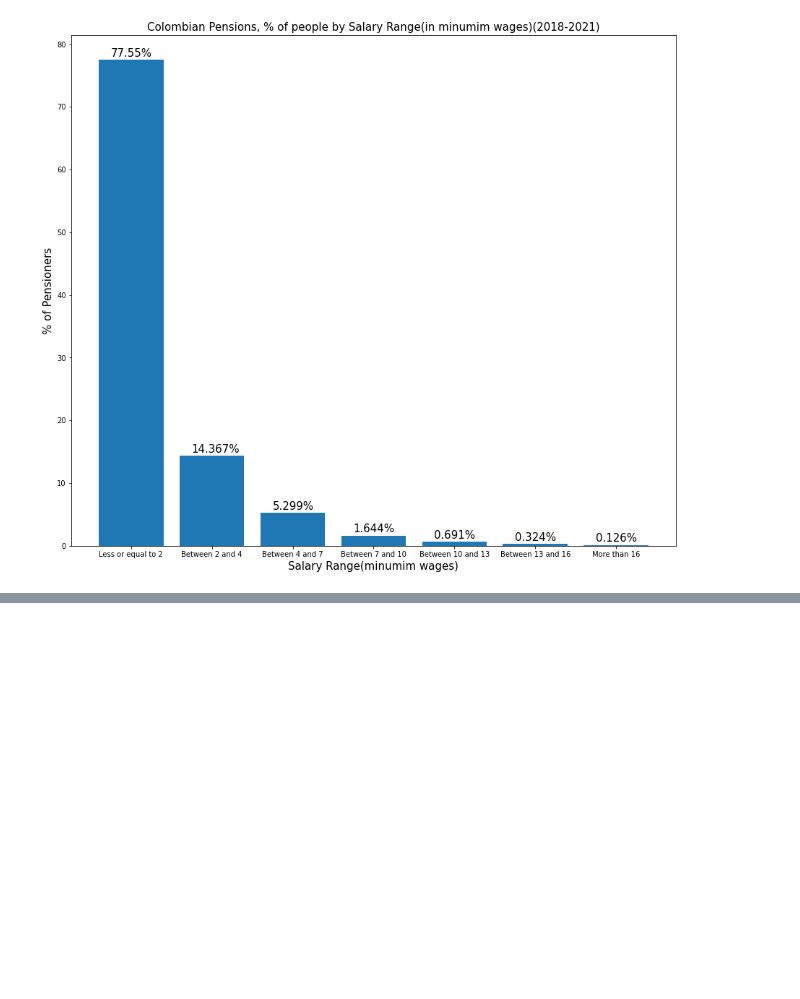
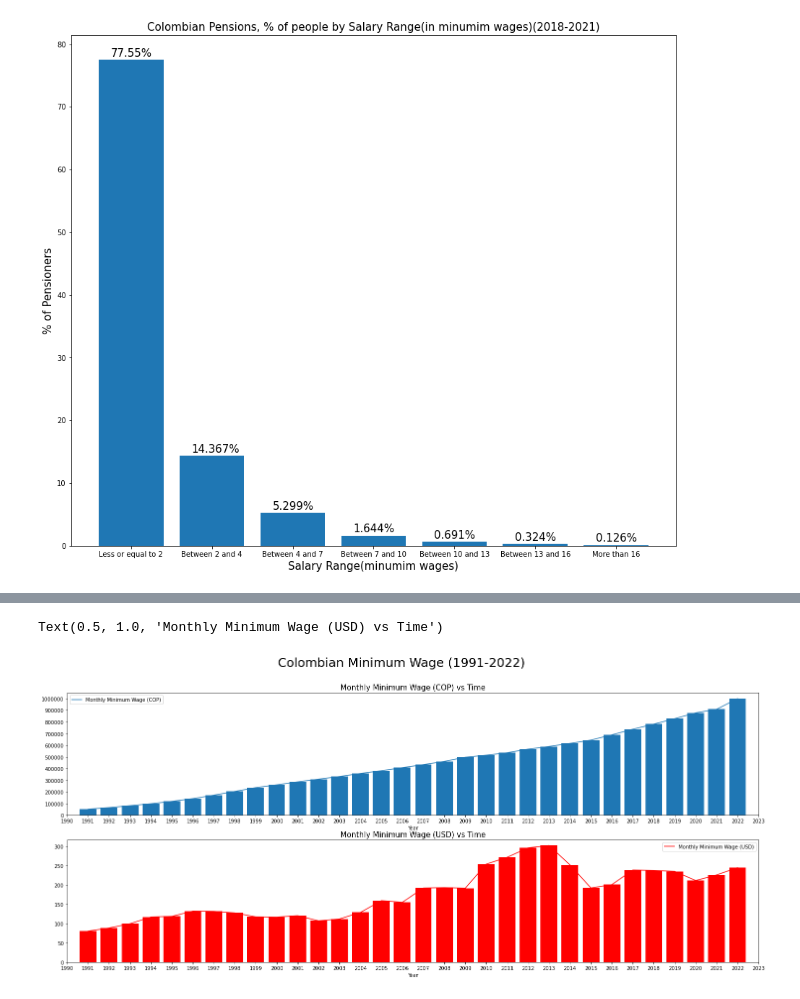
Before and after one commit to Kenneth-V-R/Colombian-Minimum-Wage-Analysis-and-Visualization, a Jupyter notebook: Colombian Pension Analysis and Visualizations.ipynb, the cells around one changed output, grey strips where cells are left out. Drawn from its saved outputs; the diff is of its cells as text; code cells hidden in the pictures; blank space fills up the shorter version.

```diff
--- a/Colombian Pension Analysis and Visualizations.ipynb
+++ b/Colombian Pension Analysis and Visualizations.ipynb
@@ -101,6 +101,3 @@ ax = plt.gca()
 [figure]
 # %% [markdown]
 With this plot we can confirm the data has an aggresive upwards trend, thus meaning the Colombian peso has severly depreciated in comaprison to US Dollars.
-# %%
-rcParams['figure.figsize']=10,10
-sn.distplot(df_TRM["Value"],hist_kws={"color":"Teal"},kde_kws={"color":"Navy"})
@@ -212,0 +217,16 @@ df_TRM_grouped.head()
+# %%
+rcParams['figure.figsize']=25,10
+fig, axs = plt.subplots(2,1)
+df_joined.plot(x="Year",y=["Monthly Minimum Wage (COP)","Monthly Minimum Wage (USD)"],xlim=[1990,2023],subplots=True,color=["tab:blue","red"],ax=axs)
+axs[0].bar(x=df_joined["Year"],height=df_joined["Monthly Minimum Wage (COP)"])
+axs[0].get_yaxis().get_major_formatter().set_scientific(False)
+axs[0].locator_params(axis="x", nbins=43)
+axs[0].locator_params(axis="y", nbins=20)
+axs[1].bar(x=df_joined["Year"],height=df_joined["Monthly Minimum Wage (USD)"],color="red")
+axs[1].locator_params(axis="x", nbins=43)
+fig.suptitle("Colombian Minimum Wage (1991-2022)",fontsize=25)
+axs[0].set_title("Monthly Minimum Wage (COP) vs Time",fontsize=15)
+axs[1].set_title("Monthly Minimum Wage (USD) vs Time",fontsize=15)
+# %% [output]
+Text(0.5, 1.0, 'Monthly Minimum Wage (USD) vs Time')
+[figure, added]
```
Also changed, not shown: parts of 5 cells of this notebook.
